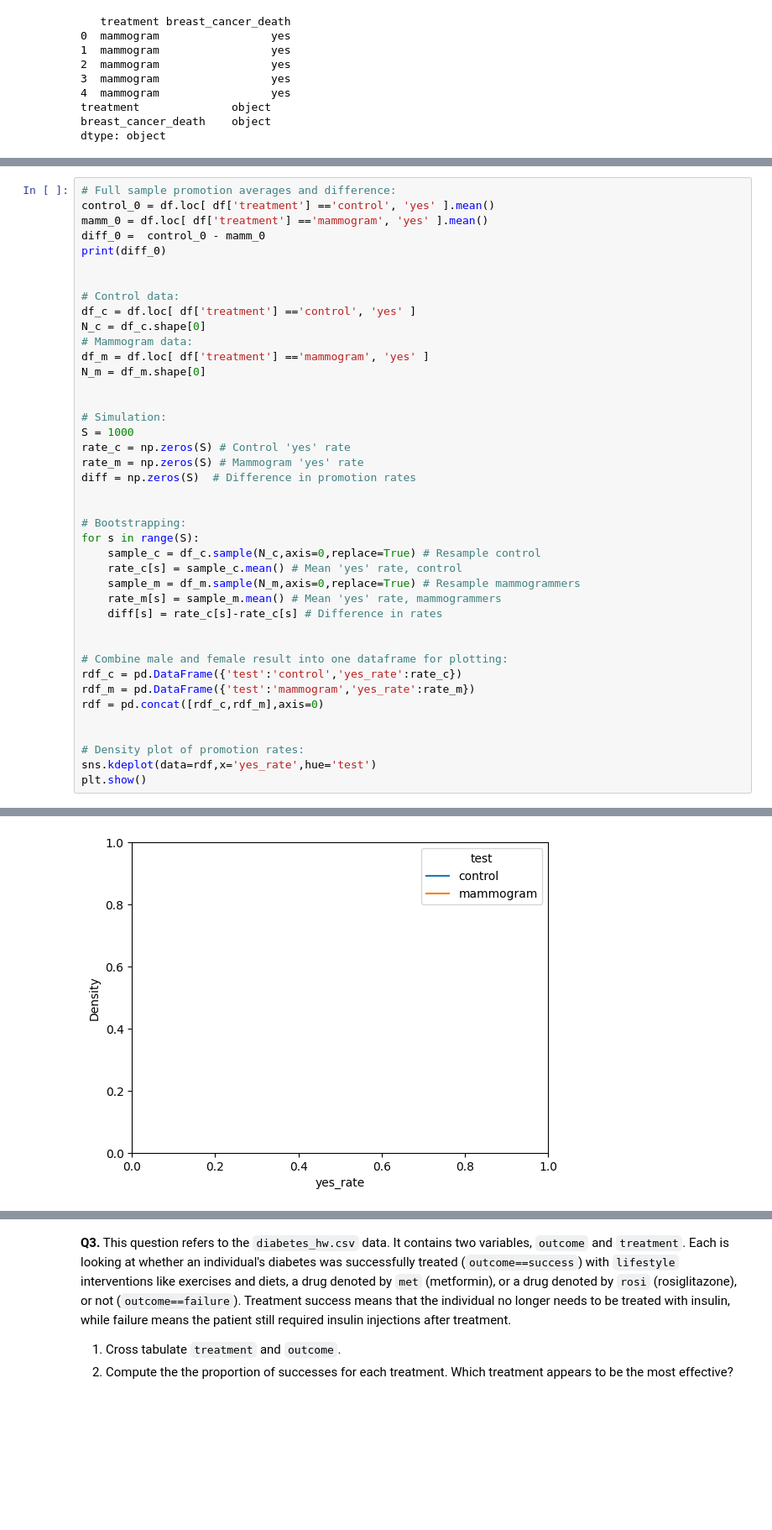
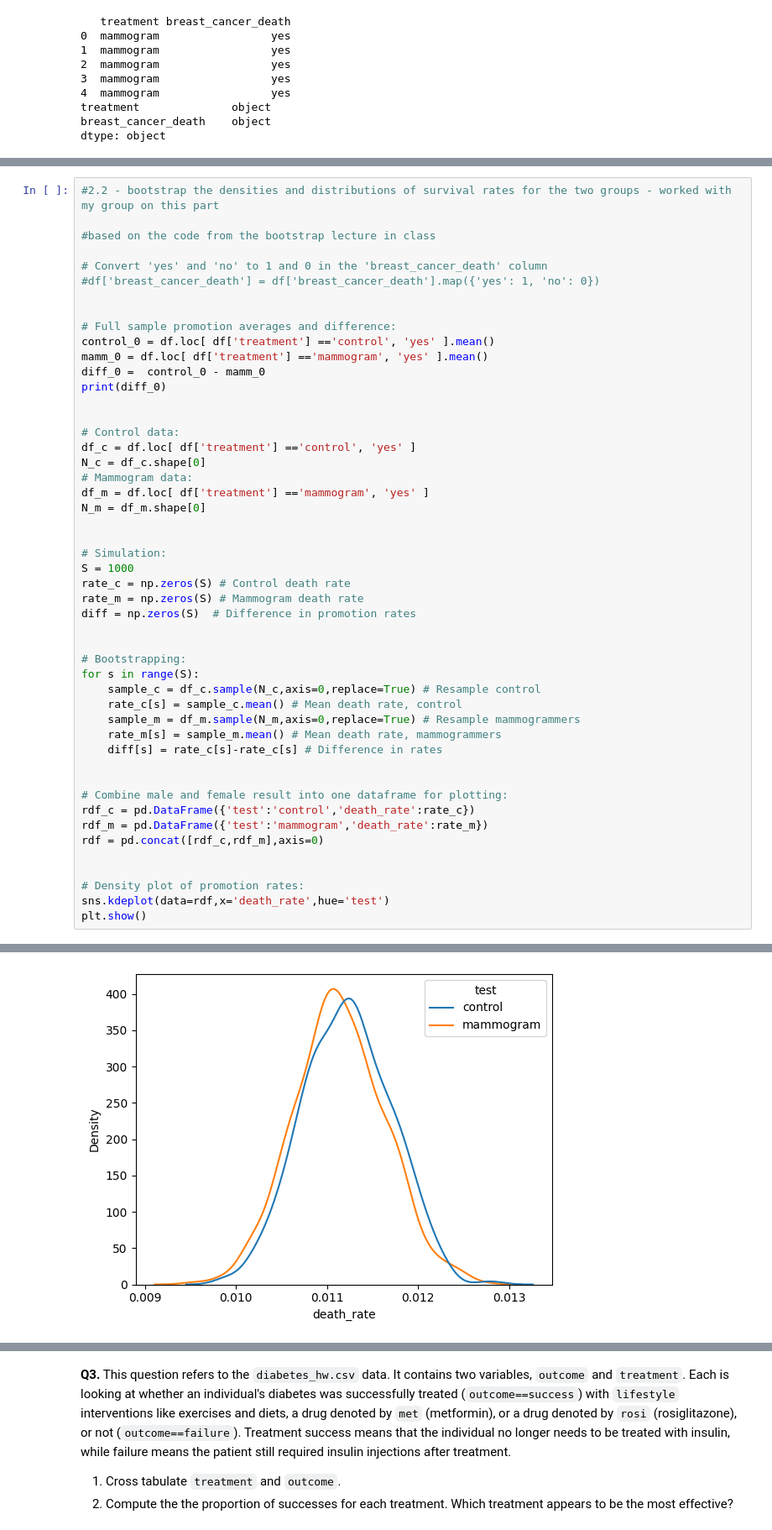
Before and after one commit to kaitlinblakeslee/the_bootstrap, a Jupyter notebook: assignment_5.ipynb, the cells around one changed output, grey strips where cells are left out. Shown at 84% size. Cells and saved outputs as stored; diff of their text form; blank space fills up the shorter version.

```diff
--- a/assignment_5.ipynb
+++ b/assignment_5.ipynb
@@ -272,5 +278,13 @@ breast_cancer_death     int64
 dtype: object
 # %%
+#2.2 - bootstrap the densities and distributions of survival rates for the two groups - worked with my group on this part
+
+#based on the code from the bootstrap lecture in class
+
+# Convert 'yes' and 'no' to 1 and 0 in the 'breast_cancer_death' column
+#df['breast_cancer_death'] = df['breast_cancer_death'].map({'yes': 1, 'no': 0})
+
+
 # Full sample promotion averages and difference:
 control_0 = df.loc[ df['treatment'] =='control', 'yes' ].mean()
 mamm_0 = df.loc[ df['treatment'] =='mammogram', 'yes' ].mean()
@@ -288,27 +302,27 @@ N_m = df_m.shape[0]
 
 # Simulation:
 S = 1000
-rate_c = np.zeros(S) # Control 'yes' rate
-rate_m = np.zeros(S) # Mammogram 'yes' rate
+rate_c = np.zeros(S) # Control death rate
+rate_m = np.zeros(S) # Mammogram death rate
 diff = np.zeros(S)  # Difference in promotion rates
 
 
 # Bootstrapping:
 for s in range(S):
     sample_c = df_c.sample(N_c,axis=0,replace=True) # Resample control
-    rate_c[s] = sample_c.mean() # Mean 'yes' rate, control
+    rate_c[s] = sample_c.mean() # Mean death rate, control
     sample_m = df_m.sample(N_m,axis=0,replace=True) # Resample mammogrammers
-    rate_m[s] = sample_m.mean() # Mean 'yes' rate, mammogrammers
+    rate_m[s] = sample_m.mean() # Mean death rate, mammogrammers
     diff[s] = rate_c[s]-rate_c[s] # Difference in rates
 
 
 # Combine male and female result into one dataframe for plotting:
-rdf_c = pd.DataFrame({'test':'control','yes_rate':rate_c})
-rdf_m = pd.DataFrame({'test':'mammogram','yes_rate':rate_m})
+rdf_c = pd.DataFrame({'test':'control','death_rate':rate_c})
+rdf_m = pd.DataFrame({'test':'mammogram','death_rate':rate_m})
 rdf = pd.concat([rdf_c,rdf_m],axis=0)
 
 
 # Density plot of promotion rates:
-sns.kdeplot(data=rdf,x='yes_rate',hue='test')
+sns.kdeplot(data=rdf,x='death_rate',hue='test')
 plt.show()
 # %% [output]
@@ -316 +330 @@ plt.show()
-[figure, old version]
+[figure, new version]
```
Also changed, not shown: parts of 13 cells of this notebook.
